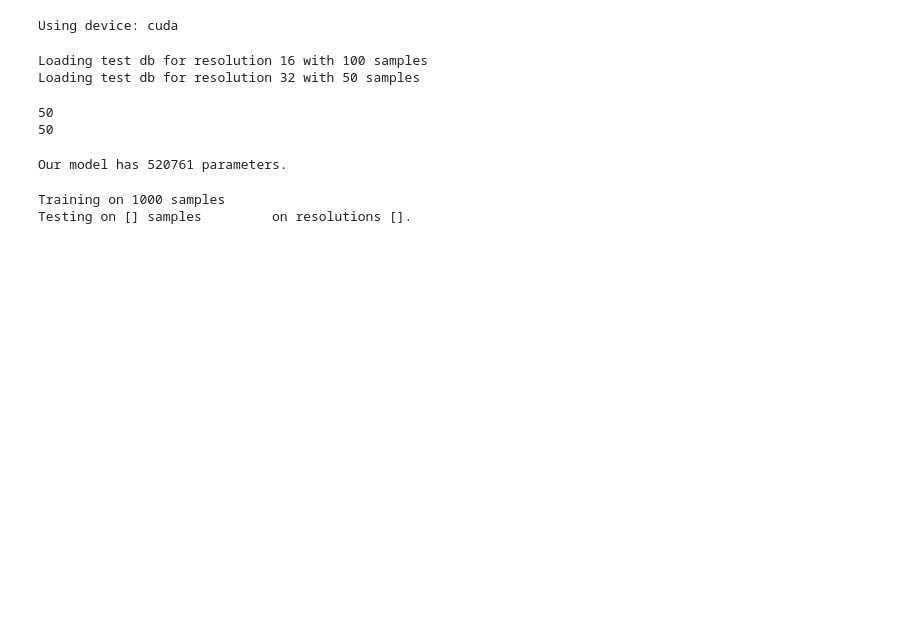
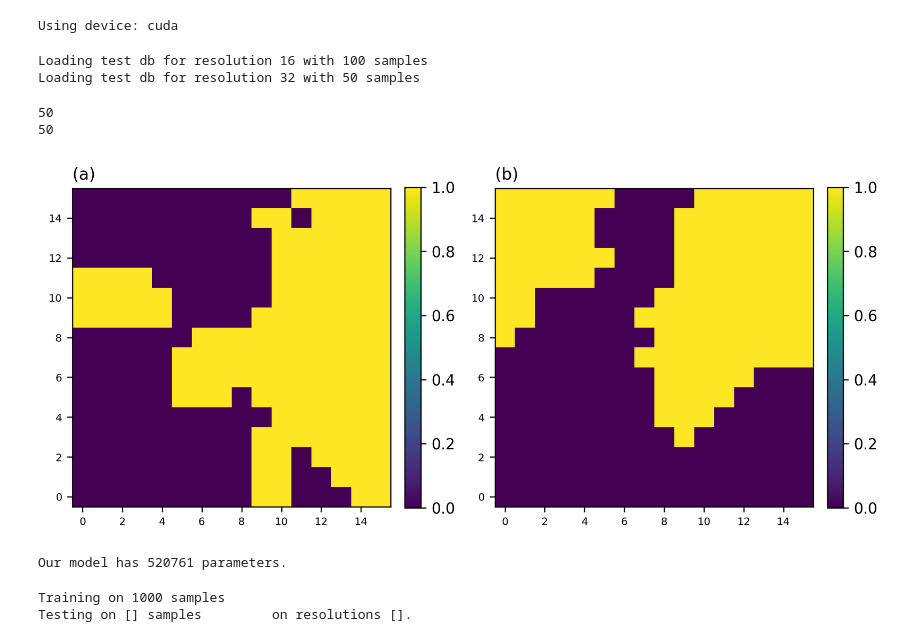
Before and after one commit to gzein/fno-bayesian-inverse-problems, a Jupyter notebook: FNO_clean.ipynb, the cells around one changed output. Drawn from its saved outputs; the diff is of its cells as text; code cells hidden in the pictures; blank space fills up the shorter version.

Commit message:
Graphing

```diff
--- a/FNO_clean.ipynb
+++ b/FNO_clean.ipynb
@@ -93,6 +93,28 @@ print(len(dataset.test_dbs[32]))
 # %% [output]
 50
 50
+# %%
+# visualise two examples of the field a(x)
+
+tf1 = dataset.test_dbs[16].x[0, 0].unsqueeze(0).unsqueeze(0)
+tf2 = dataset.test_dbs[16].x[1, 0].unsqueeze(0).unsqueeze(0)
+
+fig, axs = plt.subplots(1, 2, figsize=(8, 4), dpi=300)
+
+for ax, tf, label in zip(axs, [tf1, tf2], ['(a)', '(b)']):
+    im = ax.imshow(tf[0, 0], cmap='viridis', interpolation='nearest', origin='lower')
+    ax.set_title(label, fontsize=11, loc='left', pad=6)
+    ax.set_xticks(range(0,16, 2))
+    ax.set_yticks(range(0,16, 2))
+    ax.tick_params(labelsize=7)
+    plt.colorbar(im, ax=ax, fraction=0.046, pad=0.04)
+
+# fig.suptitle('Coefficient field $a(x)$', fontsize=12, y=1.02)
+plt.tight_layout()
+plt.savefig('coefficient_fields.png', bbox_inches='tight', dpi=300)
+plt.show()
+# %% [output]
+[figure, added]
 # %%
 # Instantiate Model
 model = FNO(
```
Also changed, not shown: parts of 3 cells of this notebook, 2 other files.
